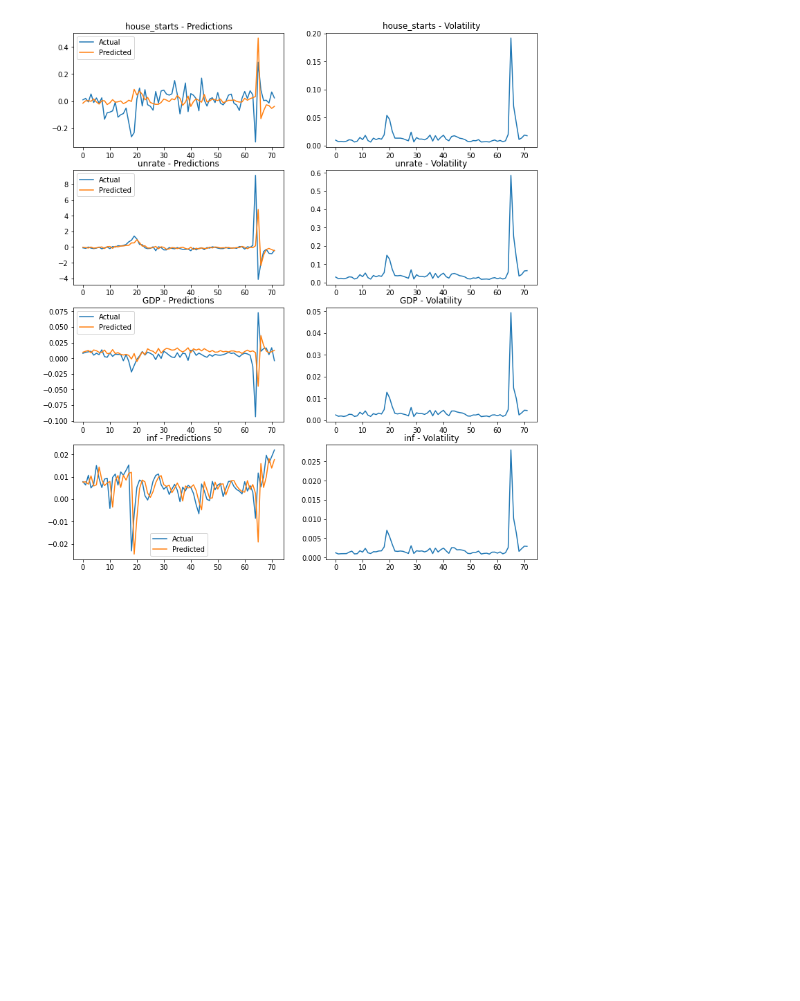
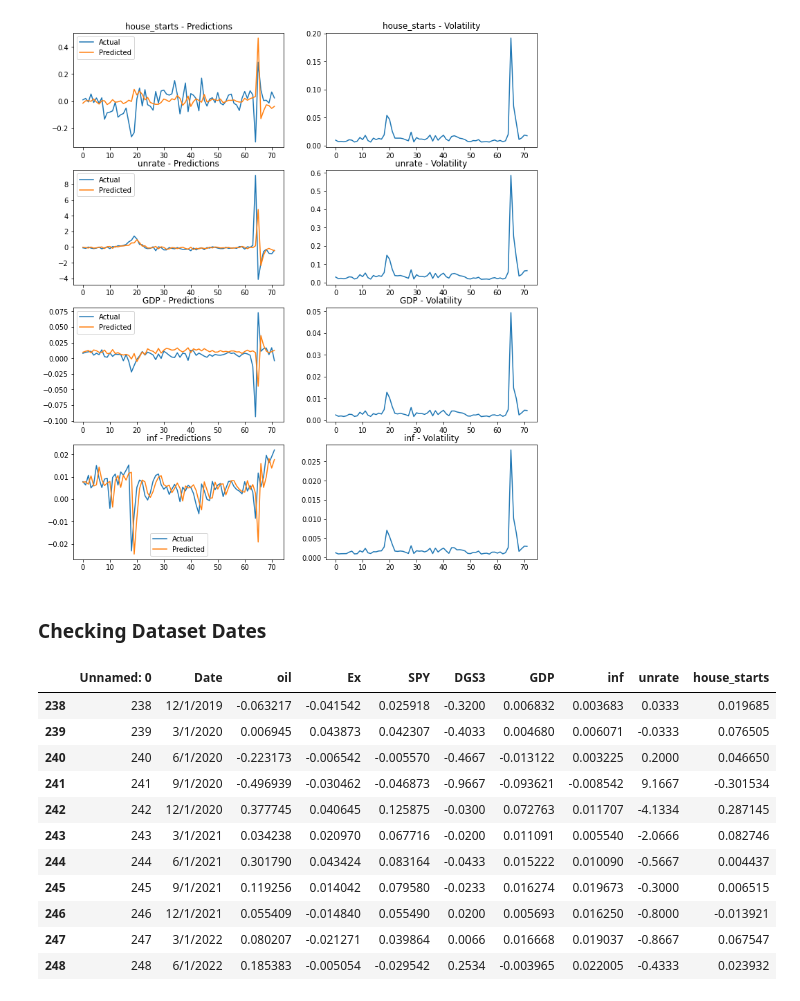
Before and after one commit to thamsuppp/EconDL, a Jupyter notebook: ar2_density_benchmark.ipynb, the cells around one changed output. Saved outputs shown, nothing was run; the diff lists cells and outputs as text; code cells hidden in the pictures; blank space fills up the shorter version.

```diff
--- a/ar2_density_benchmark.ipynb
+++ b/ar2_density_benchmark.ipynb
@@ -200,3 +248,22 @@ for var in range(data.shape[1]):
   axs[var, 0].legend()
 # %% [output]
 [figure]
+# %% [markdown]
+### Checking Dataset Dates
+# %%
+data = pd.read_csv('SVol Benchmarks/quarterlyData_updated.csv')
+# %%
+data.iloc[-11:]
+# %% [output]
+|  | Unnamed: 0 | Date | oil | Ex | SPY | DGS3 | GDP | inf | unrate | house_starts |
+| 238 | 238 | 12/1/2019 | -0.063217 | -0.041542 | 0.025918 | -0.3200 | 0.006832 | 0.003683 | 0.0333 | 0.019685 |
+| 239 | 239 | 3/1/2020 | 0.006945 | 0.043873 | 0.042307 | -0.4033 | 0.004680 | 0.006071 | -0.0333 | 0.076505 |
+| 240 | 240 | 6/1/2020 | -0.223173 | -0.006542 | -0.005570 | -0.4667 | -0.013122 | 0.003225 | 0.2000 | 0.046650 |
+| 241 | 241 | 9/1/2020 | -0.496939 | -0.030462 | -0.046873 | -0.9667 | -0.093621 | -0.008542 | 9.1667 | -0.301534 |
+| 242 | 242 | 12/1/2020 | 0.377745 | 0.040645 | 0.125875 | -0.0300 | 0.072763 | 0.011707 | -4.1334 | 0.287145 |
+| 243 | 243 | 3/1/2021 | 0.034238 | 0.020970 | 0.067716 | -0.0200 | 0.011091 | 0.005540 | -2.0666 | 0.082746 |
+| 244 | 244 | 6/1/2021 | 0.301790 | 0.043424 | 0.083164 | -0.0433 | 0.015222 | 0.010090 | -0.5667 | 0.004437 |
+| 245 | 245 | 9/1/2021 | 0.119256 | 0.014042 | 0.079580 | -0.0233 | 0.016274 | 0.019673 | -0.3000 | 0.006515 |
+| 246 | 246 | 12/1/2021 | 0.055409 | -0.014840 | 0.055490 | 0.0200 | 0.005693 | 0.016250 | -0.8000 | -0.013921 |
+| 247 | 247 | 3/1/2022 | 0.080207 | -0.021271 | 0.039864 | 0.0066 | 0.016668 | 0.019037 | -0.8667 | 0.067547 |
+| 248 | 248 | 6/1/2022 | 0.185383 | -0.005054 | -0.029542 | 0.2534 | -0.003965 | 0.022005 | -0.4333 | 0.023932 |
```
Also changed, not shown: parts of 16 cells of this notebook, 18 other files.
